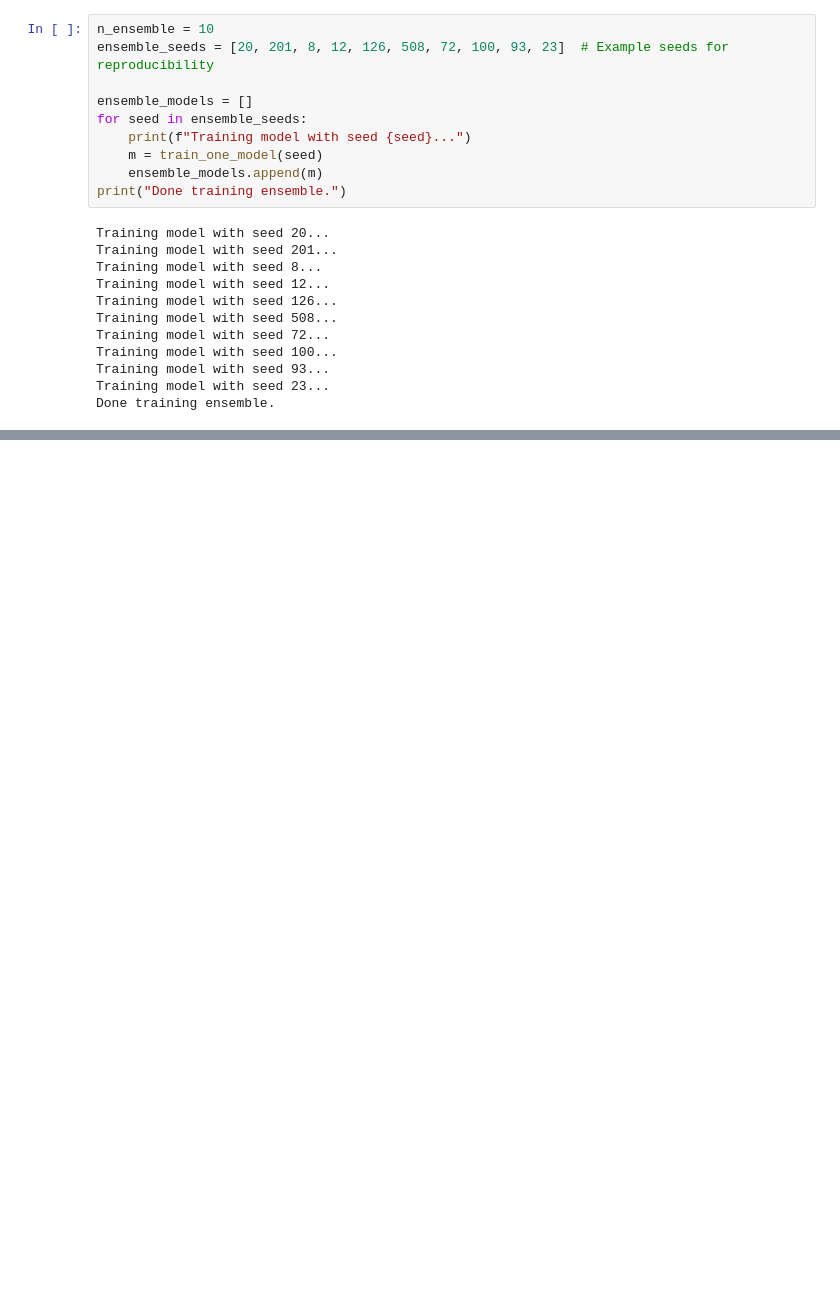
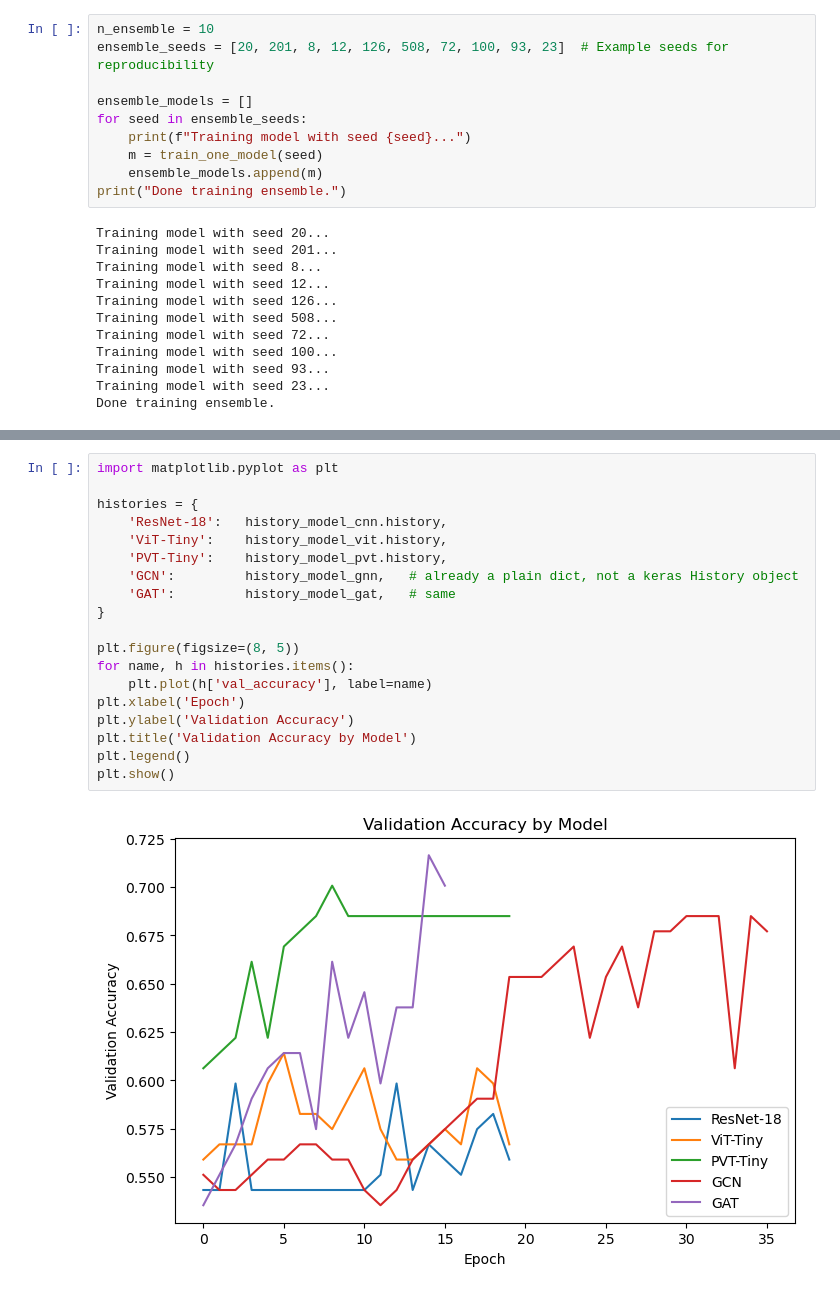
Before and after one commit to BronwynB19/ABIDE-fMRI-GNN, a Jupyter notebook: scratch_v5.ipynb, the cells around one changed output, grey strips where cells are left out. Saved outputs shown, nothing was run; the diff lists cells and outputs as text; blank space fills up the shorter version.

```diff
--- a/scratch_v5.ipynb
+++ b/scratch_v5.ipynb
@@ -1569,0 +1607,21 @@ AUC: 0.7040039302382707
+# %%
+import matplotlib.pyplot as plt
+
+histories = {
+    'ResNet-18':   history_model_cnn.history,
+    'ViT-Tiny':    history_model_vit.history,
+    'PVT-Tiny':    history_model_pvt.history,
+    'GCN':         history_model_gnn,   # already a plain dict, not a keras History object
+    'GAT':         history_model_gat,   # same
+}
+
+plt.figure(figsize=(8, 5))
+for name, h in histories.items():
+    plt.plot(h['val_accuracy'], label=name)
+plt.xlabel('Epoch')
+plt.ylabel('Validation Accuracy')
+plt.title('Validation Accuracy by Model')
+plt.legend()
+plt.show()
+# %% [output]
+[figure, added]
```
Also changed, not shown: parts of 4 cells of this notebook, 1 other file.
